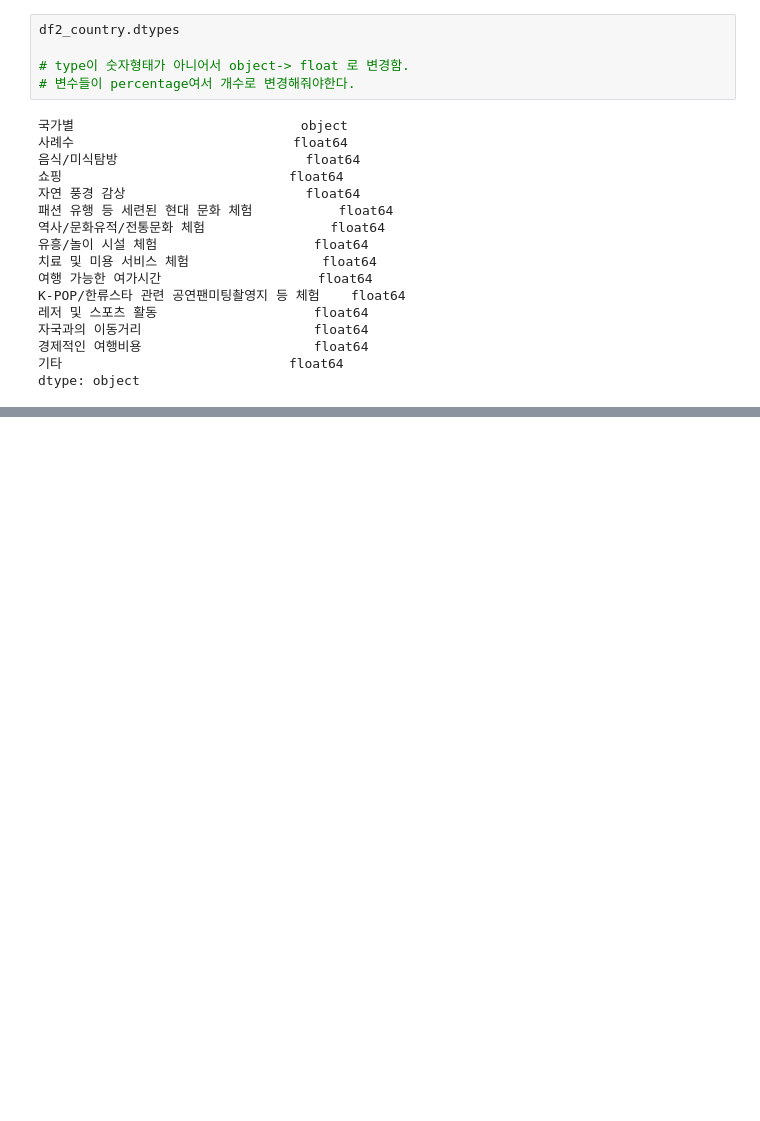
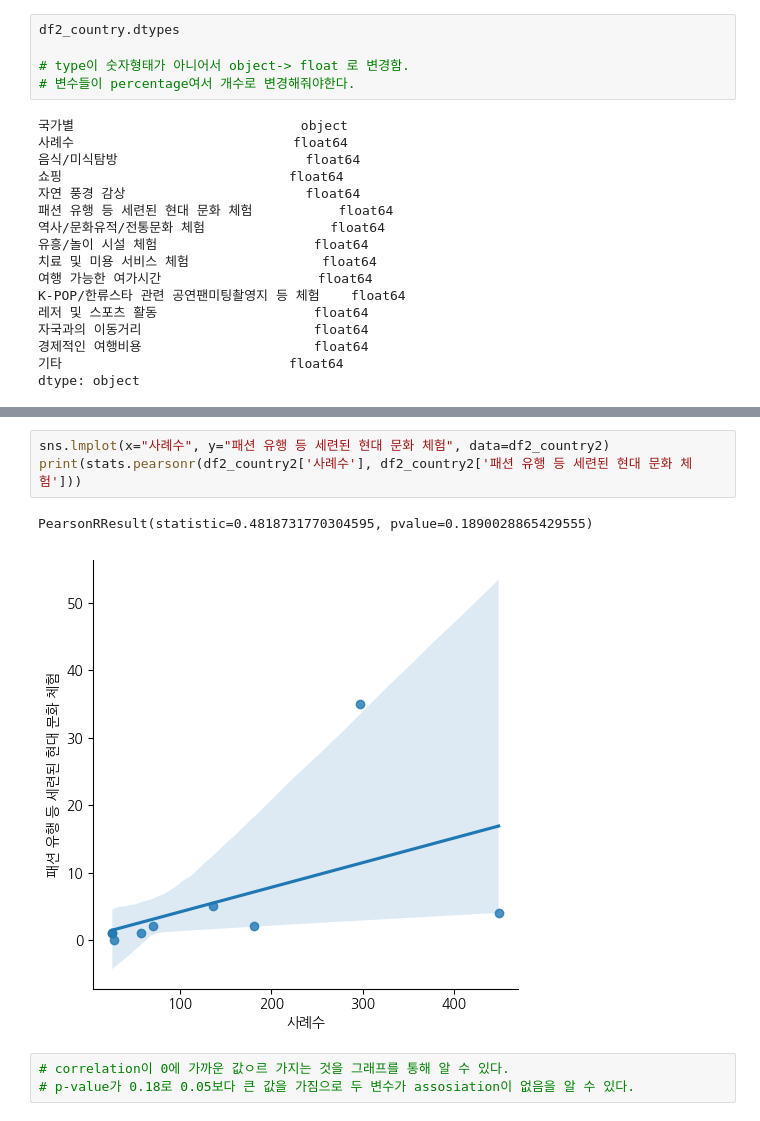
Before and after one commit to SDA2022/SDA-Project, a Jupyter notebook: 방한목적.ipynb, the cells around one changed output, grey strips where cells are left out. Cells and saved outputs as stored; diff of their text form; blank space fills up the shorter version.

```diff
--- a/방한목적.ipynb
+++ b/방한목적.ipynb
@@ -263,0 +319,9 @@ df2_country2
+# %%
+sns.lmplot(x="사례수", y="패션 유행 등 세련된 현대 문화 체험", data=df2_country2)
+print(stats.pearsonr(df2_country2['사례수'], df2_country2['패션 유행 등 세련된 현대 문화 체험']))
+# %% [output]
+PearsonRResult(statistic=0.4818731770304595, pvalue=0.1890028865429555)
+[figure, added]
+# %%
+# correlation이 0에 가까운 값ㅇ르 가지는 것을 그래프를 통해 알 수 있다.
+# p-value가 0.18로 0.05보다 큰 값을 가짐으로 두 변수가 assosiation이 없음을 알 수 있다.
```
Also changed, not shown: parts of 21 cells of this notebook.
